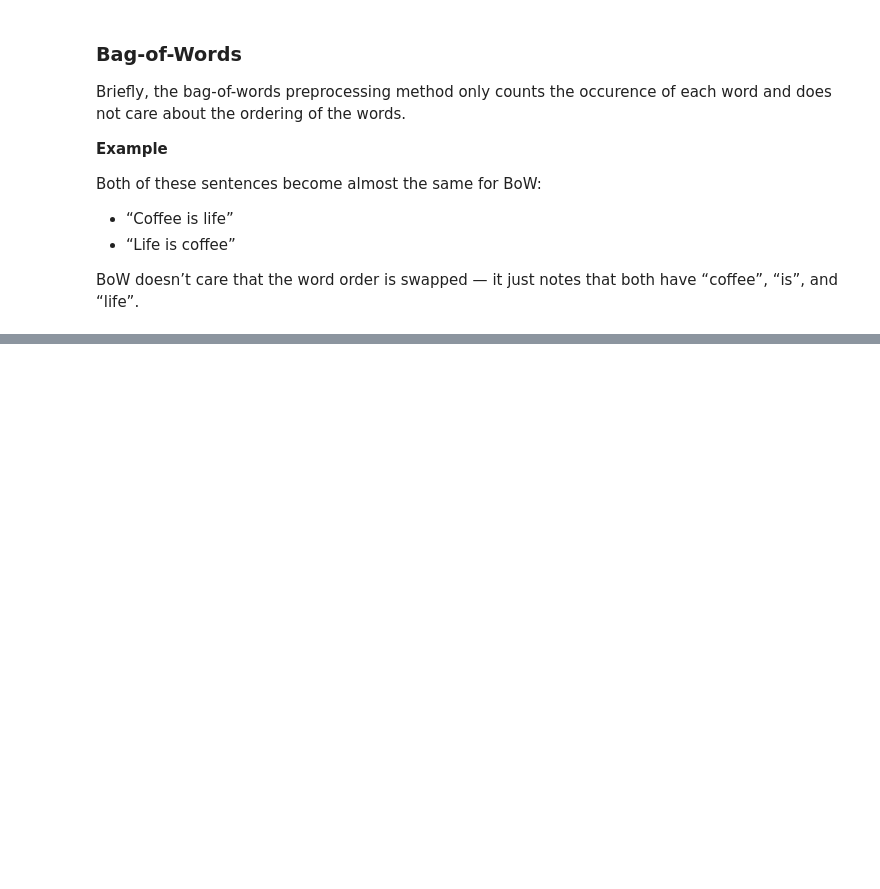
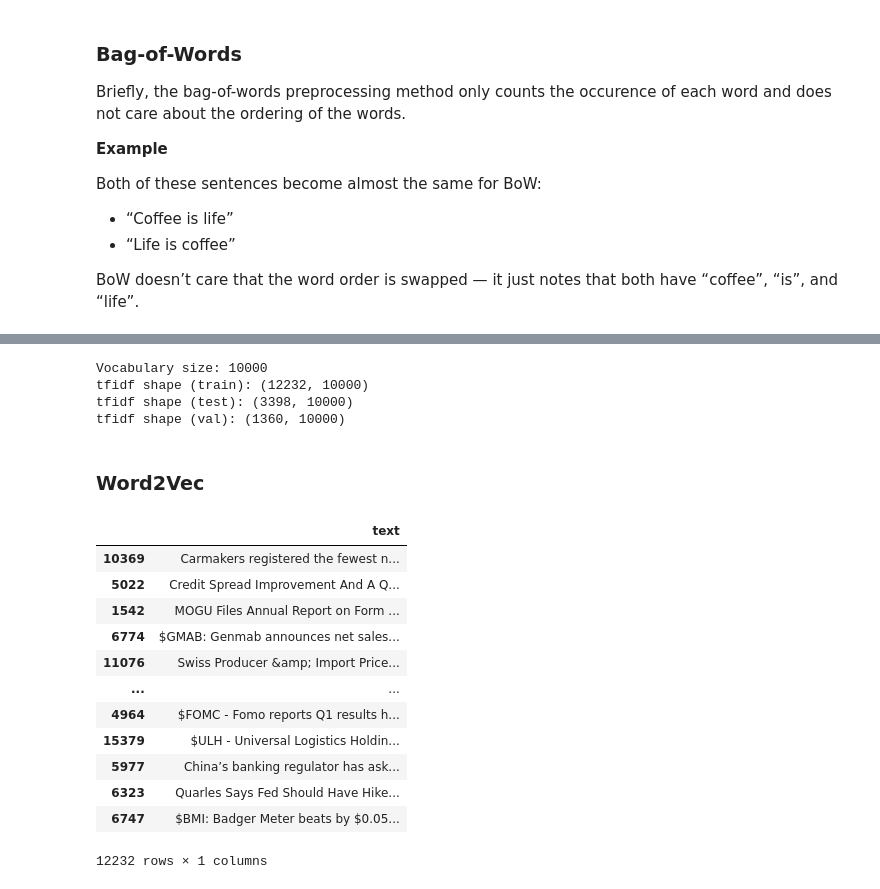
Before and after one commit to Andreas-Lukito/text_mining, a Jupyter notebook: text_mining_methods.ipynb, the cells around one changed output, grey strips where cells are left out. Saved outputs shown, nothing was run; the diff lists cells and outputs as text; code cells hidden in the pictures; blank space fills up the shorter version.

```diff
--- a/text_mining_methods.ipynb
+++ b/text_mining_methods.ipynb
@@ -176,0 +254,31 @@ test_BOW:  (3398, 33542)
+# %%
+print("Vocabulary size:", len(tfidf_vectorizer.get_feature_names_out()))
+print("tfidf shape (train):", X_train_tfidf.shape)
+print("tfidf shape (test):", X_test_tfidf.shape)
+print("tfidf shape (val):", X_val_tfidf.shape)
+# %% [output]
+Vocabulary size: 10000
+tfidf shape (train): (12232, 10000)
+tfidf shape (test): (3398, 10000)
+tfidf shape (val): (1360, 10000)
+# %% [markdown]
+### Word2Vec
+# %%
+w2v_x_train = deepcopy(pd.DataFrame(x_train))
+w2v_x_test = deepcopy(pd.DataFrame(x_test))
+w2v_x_val = deepcopy(pd.DataFrame(x_val))
+w2v_x_train
+# %% [output]
+|  | text |
+| 10369 | Carmakers registered the fewest n... |
+| 5022 | Credit Spread Improvement And A Q... |
+| 1542 | MOGU Files Annual Report on Form ... |
+| 6774 | $GMAB: Genmab announces net sales... |
+| 11076 | Swiss Producer &amp; Import Price... |
+| ... | ... |
+| 4964 | $FOMC - Fomo reports Q1 results h... |
+| 15379 | $ULH - Universal Logistics Holdin... |
+| 5977 | China’s banking regulator has ask... |
+| 6323 | Quarles Says Fed Should Have Hike... |
+| 6747 | $BMI: Badger Meter beats by $0.05... |
+12232 rows × 1 columns
```
Also changed, not shown: parts of 18 cells of this notebook, 4 other files.
